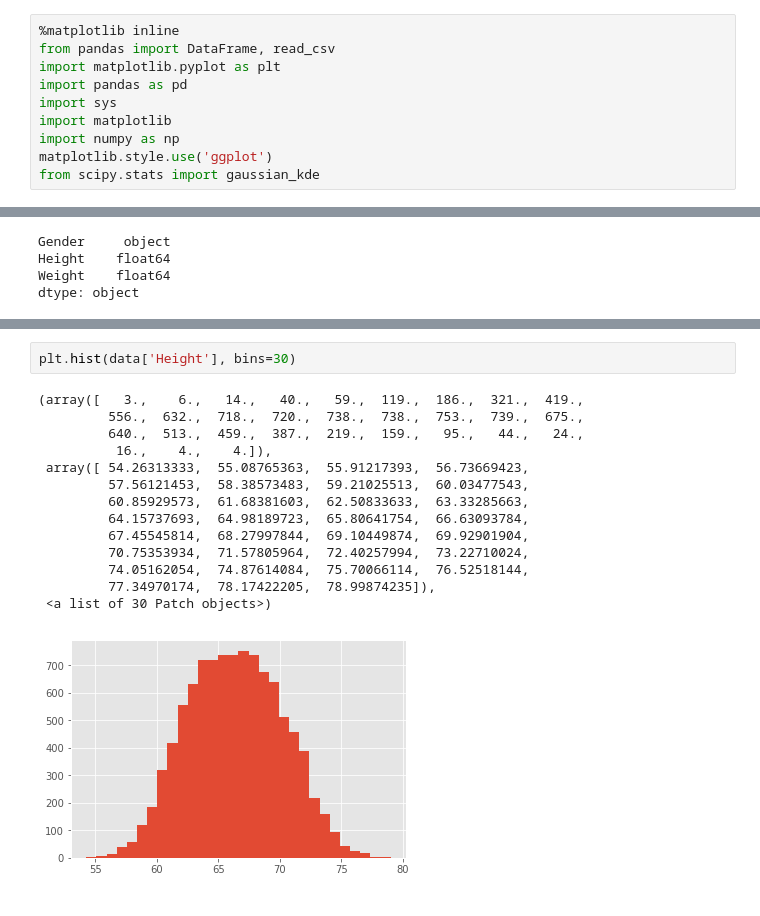
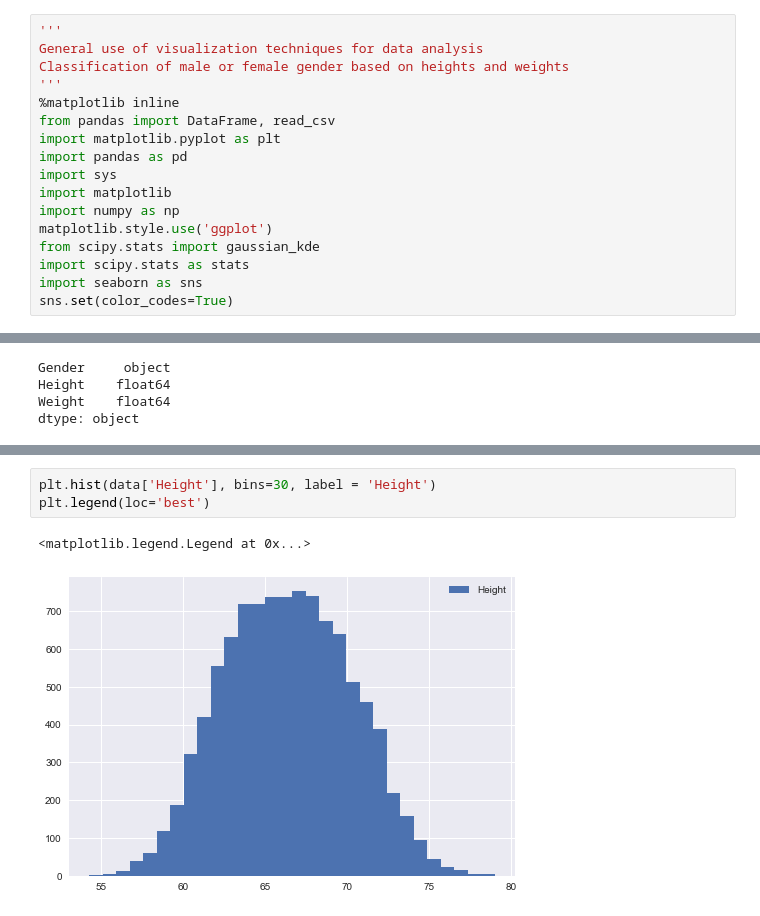
Before and after one commit to shivam-tripathi/machine_learing, a Jupyter notebook: python/GenderHeightAge/HeightsWeightGender.ipynb, the cells around one changed output, grey strips where cells are left out. Saved outputs shown, nothing was run; the diff lists cells and outputs as text.

Commit message:
Wrap up height and weight analysis

```diff
--- a/python/GenderHeightAge/HeightsWeightGender.ipynb
+++ b/python/GenderHeightAge/HeightsWeightGender.ipynb
@@ -1,4 +1,8 @@
 # %%
+'''
+General use of visualization techniques for data analysis
+Classification of male or female gender based on heights and weights
+'''
 %matplotlib inline
 from pandas import DataFrame, read_csv
 import matplotlib.pyplot as plt
@@ -8,6 +12,9 @@ import matplotlib
 import numpy as np
 matplotlib.style.use('ggplot')
 from scipy.stats import gaussian_kde
+import scipy.stats as stats
+import seaborn as sns
+sns.set(color_codes=True)
 # %%
 data = read_csv("../../datasets/heights_weights_genders.csv")
 # %%
@@ -27,18 +34,7 @@ data.plot()
 # %%
-plt.hist(data['Height'], bins=30)
+plt.hist(data['Height'], bins=30, label = 'Height')
+plt.legend(loc='best')
 # %% [output]
-(array([   3.,    6.,   14.,   40.,   59.,  119.,  186.,  321.,  419.,
-         556.,  632.,  718.,  720.,  738.,  738.,  753.,  739.,  675.,
-         640.,  513.,  459.,  387.,  219.,  159.,   95.,   44.,   24.,
-          16.,    4.,    4.]),
- array([ 54.26313333,  55.08765363,  55.91217393,  56.73669423,
-         57.56121453,  58.38573483,  59.21025513,  60.03477543,
-         60.85929573,  61.68381603,  62.50833633,  63.33285663,
-         64.15737693,  64.98189723,  65.80641754,  66.63093784,
-         67.45545814,  68.27997844,  69.10449874,  69.92901904,
-         70.75353934,  71.57805964,  72.40257994,  73.22710024,
-         74.05162054,  74.87614084,  75.70066114,  76.52518144,
-         77.34970174,  78.17422205,  78.99874235]),
- <a list of 30 Patch objects>)
+<matplotlib.legend.Legend at 0x...>
-[figure, old version]
+[figure, new version]
 # %%
```
Also changed, not shown: parts of 20 cells of this notebook.
